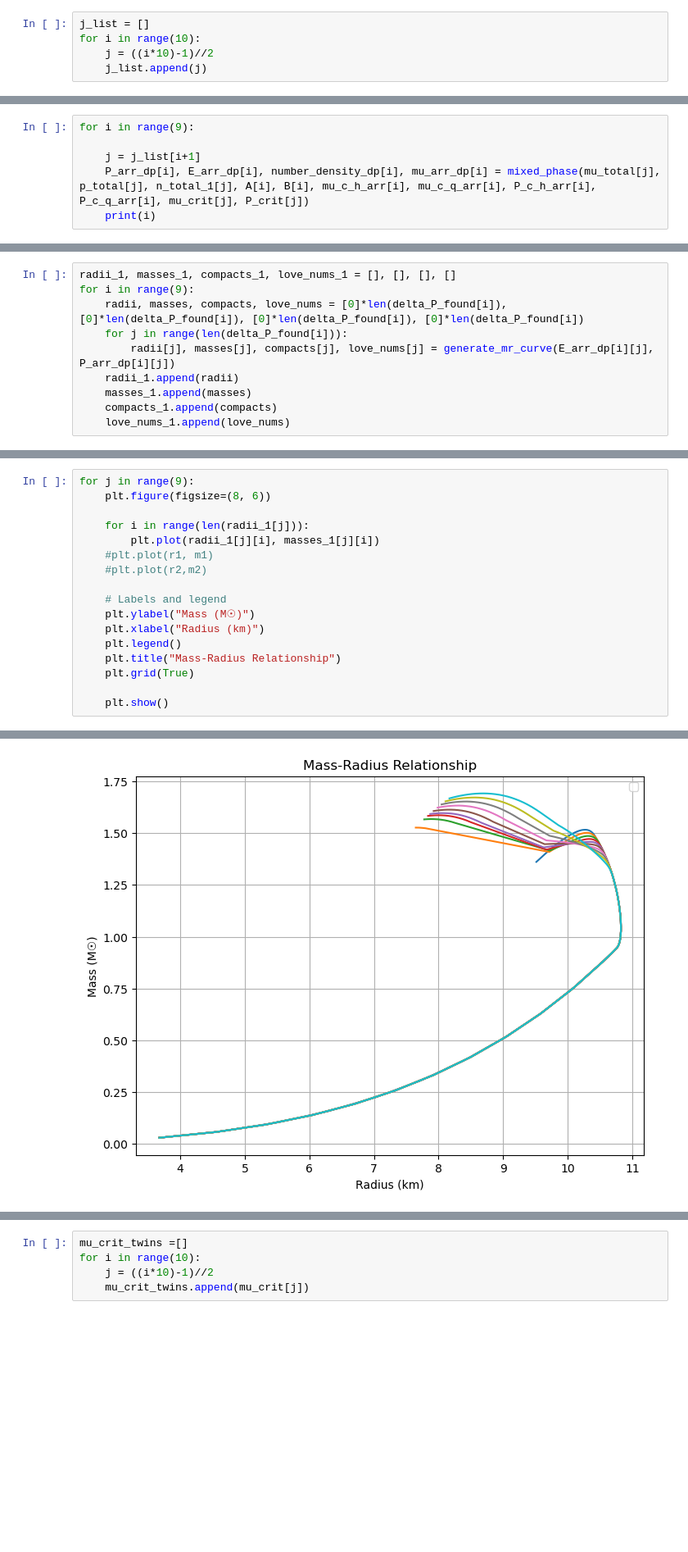
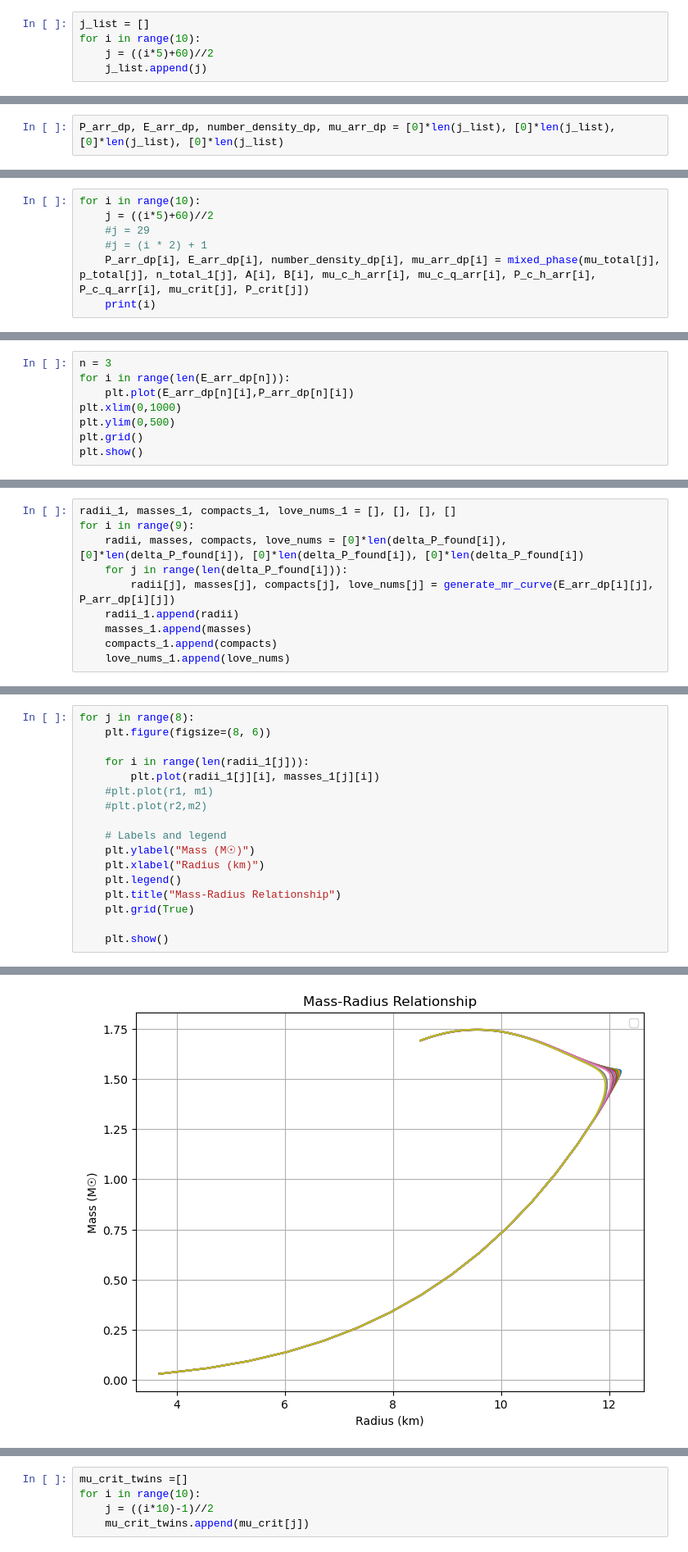
Before and after one commit to katta626/Phase_Transition, a Jupyter notebook: code/Relation_Codes/Different_Transition point.ipynb, the cells around one changed output, grey strips where cells are left out. Shown at 82% size. Cells and saved outputs as stored; diff of their text form; blank space fills up the shorter version.

```diff
--- a/code/Relation_Codes/Different_Transition point.ipynb
+++ b/code/Relation_Codes/Different_Transition point.ipynb
@@ -837,5 +873,5 @@ Found 10 valid sets of parameters.
 # %%
 j_list = []
 for i in range(10):
-    j = ((i*10)-1)//2
+    j = ((i*5)+60)//2
     j_list.append(j)
@@ -845,0 +878,2 @@ len(j_list)
+# %%
+P_arr_dp, E_arr_dp, number_density_dp, mu_arr_dp = [0]*len(j_list), [0]*len(j_list), [0]*len(j_list), [0]*len(j_list)
@@ -846,7 +884,8 @@ len(j_list)
 # %%
-for i in range(9):
-
-    j = j_list[i+1]
+for i in range(10):
+    j = ((i*5)+60)//2
+    #j = 29
+    #j = (i * 2) + 1
     P_arr_dp[i], E_arr_dp[i], number_density_dp[i], mu_arr_dp[i] = mixed_phase(mu_total[j], p_total[j], n_total_1[j], A[i], B[i], mu_c_h_arr[i], mu_c_q_arr[i], P_c_h_arr[i], P_c_q_arr[i], mu_crit[j], P_crit[j])
     print(i)
 # %% [output]
@@ -861,0 +902,8 @@ for i in range(9):
+# %%
+n = 3
+for i in range(len(E_arr_dp[n])):
+    plt.plot(E_arr_dp[n][i],P_arr_dp[n][i])
+plt.xlim(0,1000)
+plt.ylim(0,500)
+plt.grid()
+plt.show()
@@ -872,21 +937,21 @@ for i in range(9):
 # %%
-for j in range(9):
+for j in range(8):
     plt.figure(figsize=(8, 6))
 
     for i in range(len(radii_1[j])):
         plt.plot(radii_1[j][i], masses_1[j][i])
     #plt.plot(r1, m1)
     #plt.plot(r2,m2)
 
     # Labels and legend
     plt.ylabel("Mass (M☉)")
     plt.xlabel("Radius (km)")
     plt.legend()
     plt.title("Mass-Radius Relationship")
     plt.grid(True)
 
     plt.show()
 # %% [output]
 No artists with labels found to put in legend.  Note that artists whose label start with an underscore are ignored when legend() is called with no argument.
-[figure, old version]
+[figure, new version]
 No artists with labels found to put in legend.  Note that artists whose label start with an underscore are ignored when legend() is called with no argument.
```
Also changed, not shown: parts of 36 cells of this notebook, 3 other files.
